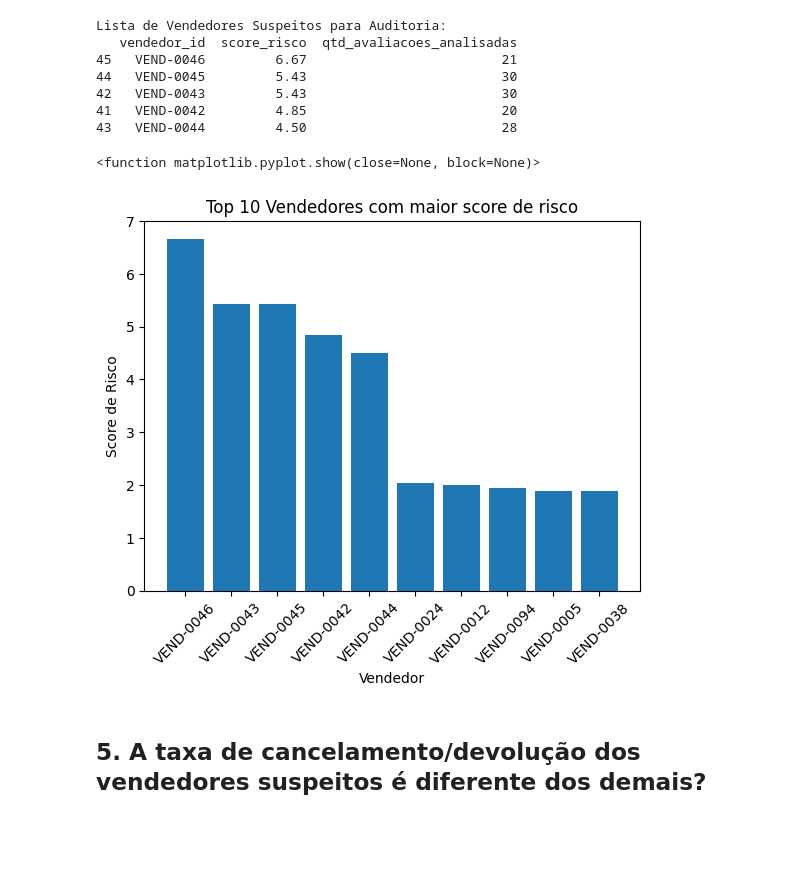
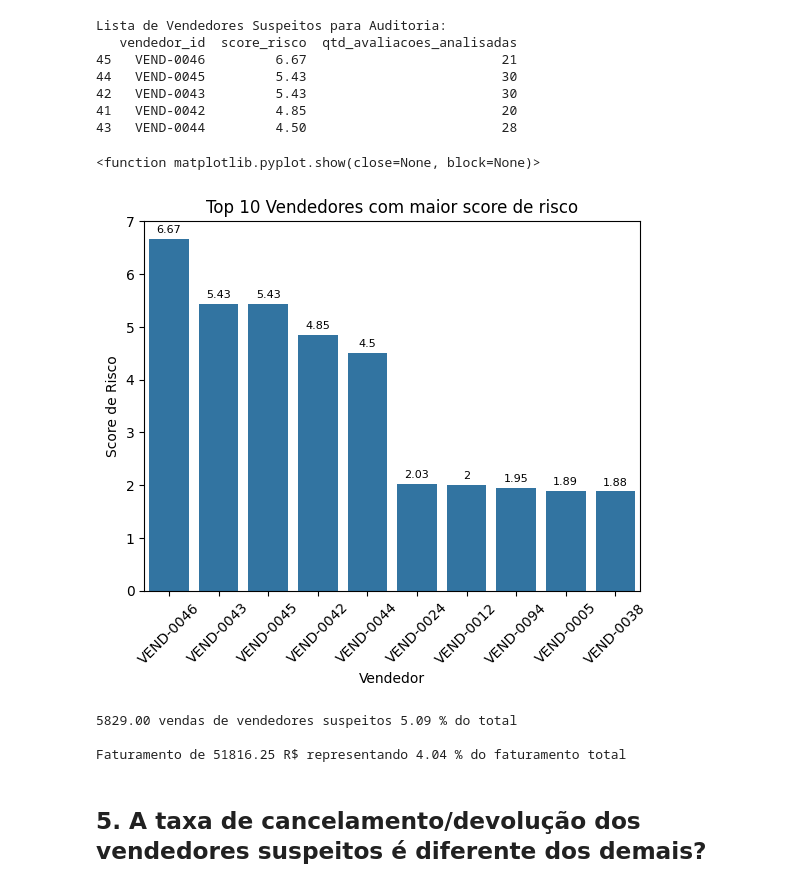
Before and after one commit to AlexDcoder/Opera-o-Marketplace-Fraude-em-E-commerce, a Jupyter notebook: notebooks/base_comparativo.ipynb, the cells around one changed output. Saved outputs shown, nothing was run; the diff lists cells and outputs as text; code cells hidden in the pictures; blank space fills up the shorter version.

```diff
--- a/notebooks/base_comparativo.ipynb
+++ b/notebooks/base_comparativo.ipynb
@@ -1001,29 +1194,31 @@ PESOS_RISCO = {
     'conflito_reclamacao': 2
 }
 
-# Flag Não Verificado
-df_avl_suspeitas_info['flag_nao_verificado'] = np.where(df_avl_suspeitas_info['verificado'] == False, 1, 0)
+# 1. Flag Não Verificado
+df_avl_suspeitas_info['flag_nao_verificado'] = (df_avl_suspeitas_info['verificado'] == False).astype("int")
 
-# 2. Tempo de Criação da Conta
-df_avl_suspeitas_info['dias_conta'] = (pd.to_datetime(df_avl_suspeitas_info['data_avaliacao'])
-                                       - pd.to_datetime(df_avl_suspeitas_info['data_criacao_conta'])).dt.days
 
-df_avl_suspeitas_info['flag_nota_alta_recente'] = np.where(
-    (df_avl_suspeitas_info['nota'] == 5) & (df_avl_suspeitas_info['dias_conta'] <= 30), 1, 0
-)
+# 2. Nota Alta mais Recente
+df_avl_suspeitas_info['flag_nota_alta_recente'] = (
+    (df_avl_suspeitas_info['nota'] == 5)
+    & (df_avl_suspeitas_info['tempo_criacao_conta_dias'] <= 30)
+).astype("int")
+
 
 # 3. Análise de IP (Refinada para focar em IPs com múltiplas avaliações nota 5)
 ips_suspeitos = df_nota5['ip_origem'].value_counts()
 ips_suspeitos = ips_suspeitos[ips_suspeitos > 1].index
 
-df_avl_suspeitas_info['flag_ip_multi_nota_alta'] = np.where(
-    df_avl_suspeitas_info['ip_origem'].isin(ips_suspeitos) & (df_avl_suspeitas_info['nota'] == 5), 1, 0
-)
+df_avl_suspeitas_info['flag_ip_multi_nota_alta'] = (
+    df_avl_suspeitas_info['ip_origem'].isin(ips_suspeitos)
+    & (df_avl_suspeitas_info['nota'] == 5)
+).astype("int")
+
 
 # 4. Conflito de Sentimento
-df_avl_suspeitas_info['flag_conflito_reclamacao_nota'] = np.where(
-    (df_avl_suspeitas_info['reclamacoes'] > 10) & (df_avl_suspeitas_info['nota'] == 5), 1, 0
-)
+df_avl_suspeitas_info['flag_conflito_reclamacao_nota'] = (
+    (df_avl_suspeitas_info['reclamacoes'] > 10) & (df_avl_suspeitas_info['nota'] == 5)
+).astype("int")
 
 # 5. Cálculo do Score de Risco
 df_avl_suspeitas_info['score_risco'] = (
@@ -1036,7 +1231,7 @@ df_avl_suspeitas_info['score_risco'] = (
 ranking_vendedores = df_avl_suspeitas_info.groupby(['vendedor_id']).agg({
     'score_risco': "mean",
     "avaliacao_id": "count"
-}).rename(columns={'avaliacao_id': 'qtd_avaliacoes_analisadas'}).reset_index()
+}).rename(columns={'avaliacao_id': 'qtd_avaliacoes_analisadas'}).round(2).reset_index()
 
 vendedores_suspeitos = ranking_vendedores[ranking_vendedores['score_risco'] >= 3].sort_values(by='score_risco', ascending=False)
 
@@ -1053,14 +1248,22 @@ Lista de Vendedores Suspeitos para Auditoria:
 # %%
 top_risco = ranking_vendedores.sort_values(by='score_risco', ascending=False).head(10)
 
-plt.bar(top_risco['vendedor_id'].astype(str), top_risco['score_risco'])
+ax = sns.barplot(
+    data=top_risco,
+    x='vendedor_id',
+    y='score_risco'
+)
+
+for c in ax.containers:
+    ax.bar_label(c, padding=3, fontsize=8)
+
 plt.xlabel("Vendedor")
 plt.ylabel("Score de Risco")
 plt.title("Top 10 Vendedores com maior score de risco")
 plt.xticks(rotation=45)
 plt.show
 # %% [output]
 <function matplotlib.pyplot.show(close=None, block=None)>
-[figure, old version]
+[figure, new version]
 # %%
 ## 4. **Qual o impacto financeiro** das vendas dos vendedores suspeitos? Quanto representam do faturamento total?
@@ -1069,7 +1270,24 @@ suspeitos = vendedores_suspeitos['vendedor_id']
 # %%
+suspeitos = vendedores_suspeitos['vendedor_id']
+
 percentual_suspeitos = (
-    ((df_vendedores[df_vendedores['vendedor_id'].isin(suspeitos)]['total_vendas'].sum())
-     / (df_vendedores['total_vendas'].sum())) * 100
-)
+        (df_vendedores[df_vendedores['vendedor_id'].isin(suspeitos)]['total_vendas'].sum())
+        / (df_vendedores['total_vendas'].sum())
+    ) * 100
+
+
+percentual_faturamento_suspeitos = (
+        (df_vendas_final[df_vendas_final['vendedor_id'].isin(suspeitos)]['valor_total'].sum())
+        / (df_vendas_final['valor_total'].sum())
+    ) * 100
+
+print(f'{(df_vendedores[df_vendedores['vendedor_id'].isin(suspeitos)]['total_vendas'].sum()):.2f} vendas de vendedores suspeitos {percentual_suspeitos:.2f} % do total\n')
+
+print(f'Faturamento de {
+    (df_vendas_final[df_vendas_final['vendedor_id'].isin(suspeitos)]['valor_total'].sum()):.2f} R$ representando {percentual_faturamento_suspeitos:.2f} % do faturamento total')
+# %% [output]
+5829.00 vendas de vendedores suspeitos 5.09 % do total
+
+Faturamento de 51816.25 R$ representando 4.04 % do faturamento total
 # %% [markdown]
 ## 5. **A taxa de cancelamento/devolução** dos vendedores suspeitos é diferente dos demais?
```
Also changed, not shown: parts of 46 cells of this notebook.
